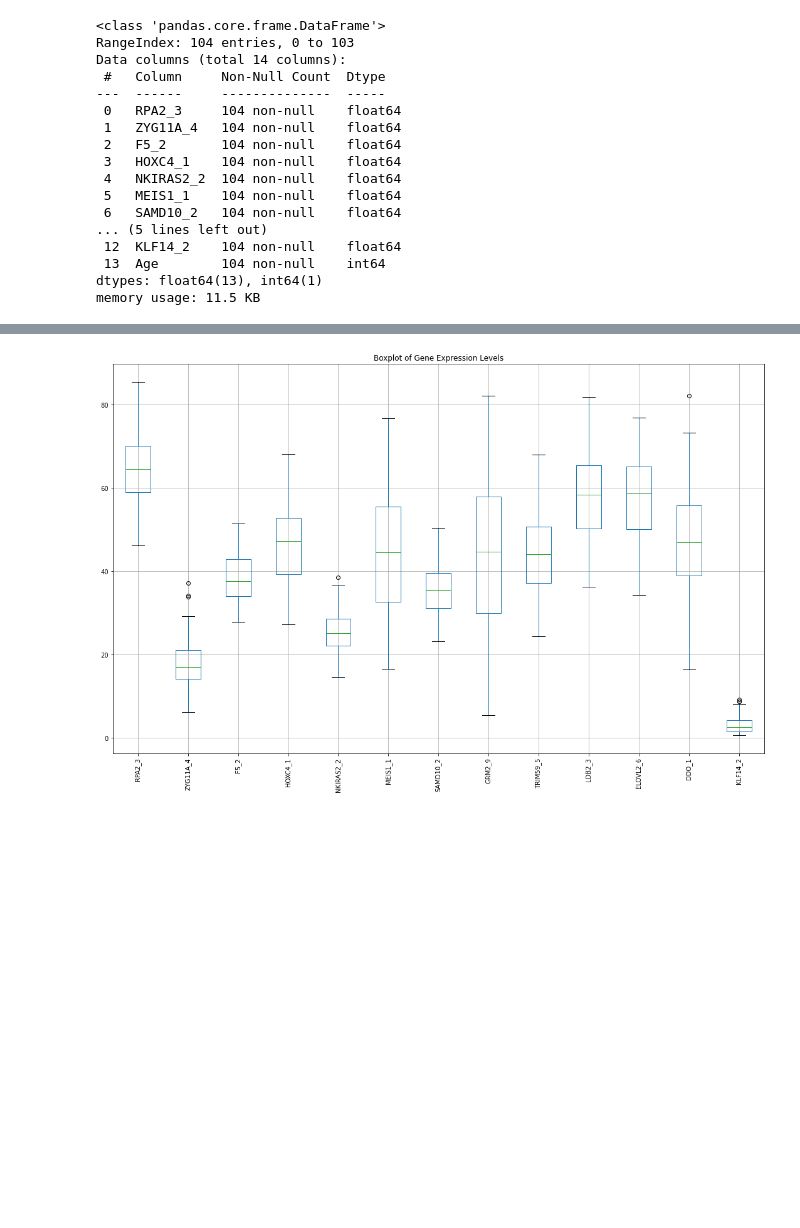
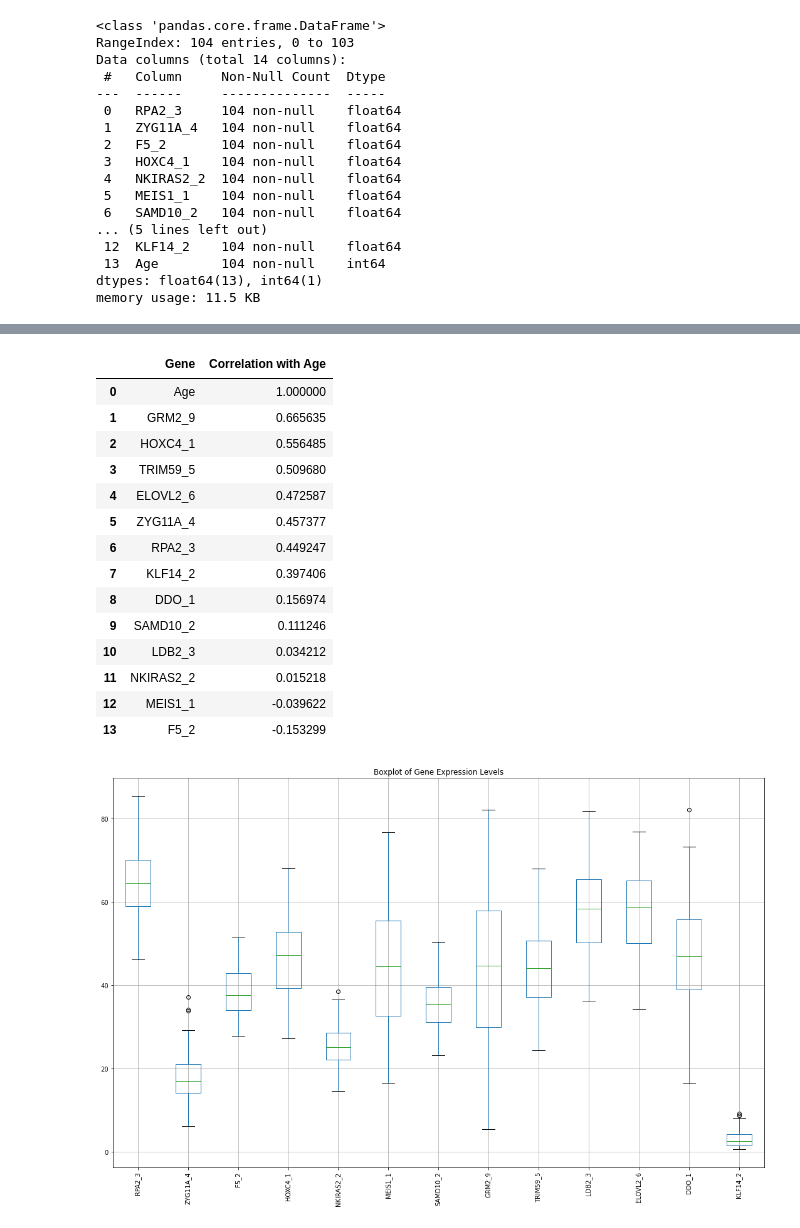
Before and after one commit to TC851/Data-Science-Ageing-process-Gene-expression, a Jupyter notebook: Ageing process Gene expression.ipynb, the cells around one changed output, grey strips where cells are left out. Saved outputs shown, nothing was run; the diff lists cells and outputs as text; code cells hidden in the pictures; blank space fills up the shorter version.

```diff
--- a/Ageing process Gene expression.ipynb
+++ b/Ageing process Gene expression.ipynb
@@ -72,3 +81,26 @@ data_df.describe()
+# %%
+age_correlations = correlation_matrix['Age'].sort_values(ascending=False)
+
+age_correlations_df = pd.DataFrame(age_correlations).reset_index()
+age_correlations_df.columns = ['Gene', 'Correlation with Age']
+
+age_correlations_df
+# %% [output]
+|  | Gene | Correlation with Age |
+| 0 | Age | 1.000000 |
+| 1 | GRM2_9 | 0.665635 |
+| 2 | HOXC4_1 | 0.556485 |
+| 3 | TRIM59_5 | 0.509680 |
+| 4 | ELOVL2_6 | 0.472587 |
+| 5 | ZYG11A_4 | 0.457377 |
+| 6 | RPA2_3 | 0.449247 |
+| 7 | KLF14_2 | 0.397406 |
+| 8 | DDO_1 | 0.156974 |
+| 9 | SAMD10_2 | 0.111246 |
+| 10 | LDB2_3 | 0.034212 |
+| 11 | NKIRAS2_2 | 0.015218 |
+| 12 | MEIS1_1 | -0.039622 |
+| 13 | F5_2 | -0.153299 |
 # %%
 plt.figure(figsize=(15, 10))
 data_df.drop(columns=['Age'], inplace=True)
```
Also changed, not shown: parts of 3 cells of this notebook.
